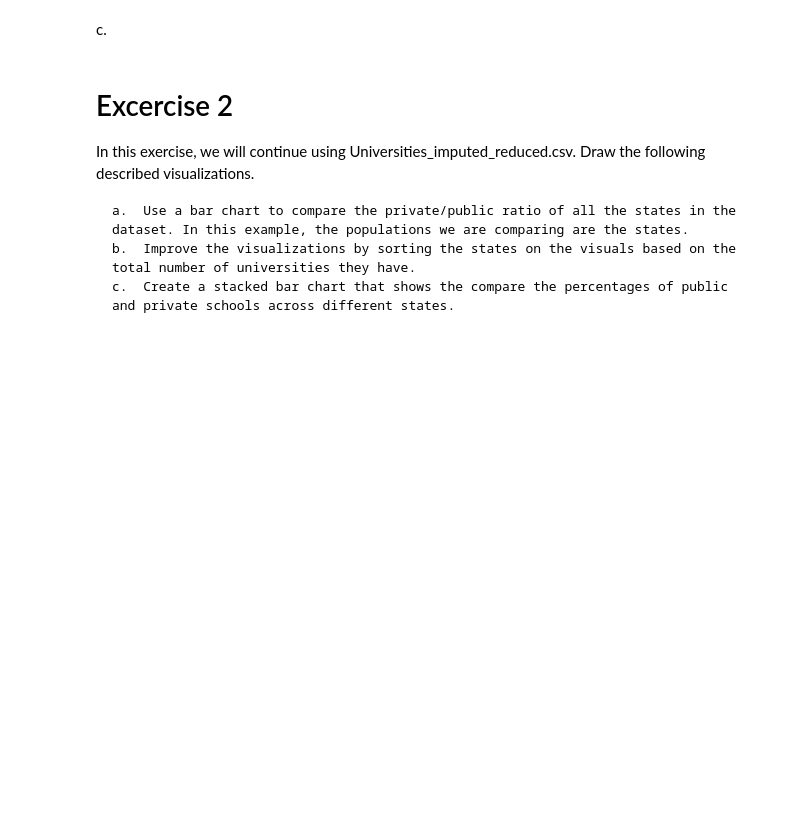
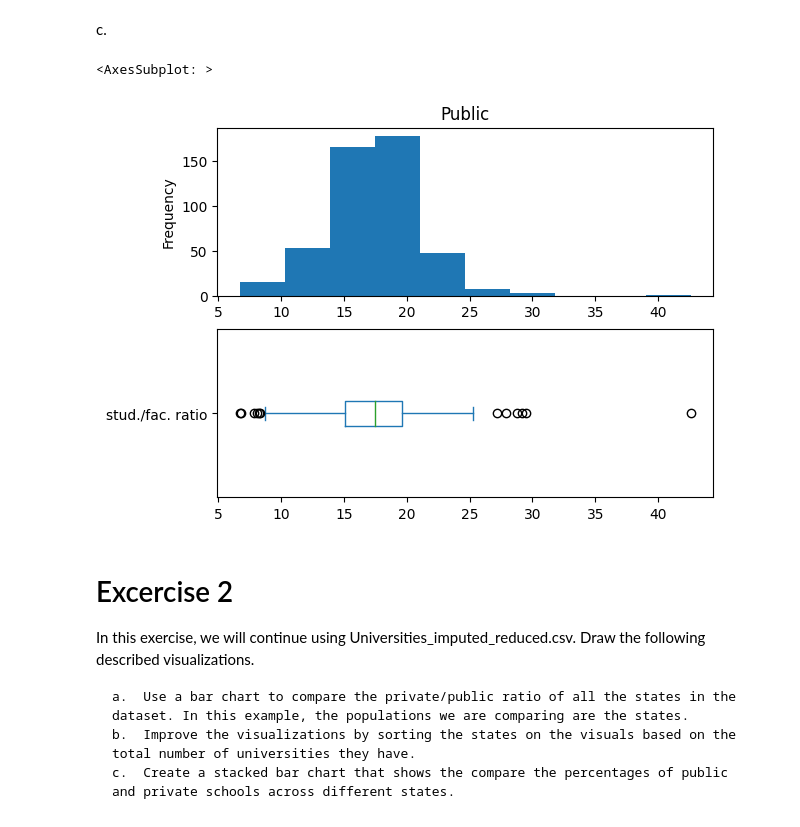
Before and after one commit to ColeDM-2020/Hands-On-Data-INST-447, a Jupyter notebook: Chapter05/Chaper 5 Excercises.ipynb, the cells around one changed output. Cells and saved outputs as stored; diff of their text form; code cells hidden in the pictures; blank space fills up the shorter version.

```diff
--- a/Chapter05/Chaper 5 Excercises.ipynb
+++ b/Chapter05/Chaper 5 Excercises.ipynb
@@ -36,5 +57,17 @@ b.
 # %% [markdown]
 c.
+# %%
+plt.subplot(2,1,1)
+pb = uni_df['Public/Private'] =='Public'
+uni_df[pb]['stud./fac. ratio'].plot.hist()
+plt.title('Public')
+
+plt.subplot(2,1,2)
+pb = uni_df['Public/Private'] =='Public'
+uni_df[pb]['stud./fac. ratio'].plot.box(vert = False)
+# %% [output]
+<AxesSubplot: >
+[figure, added]
 # %% [markdown]
 # Excercise 2
 
```
Also changed, not shown: parts of 6 cells of this notebook.
